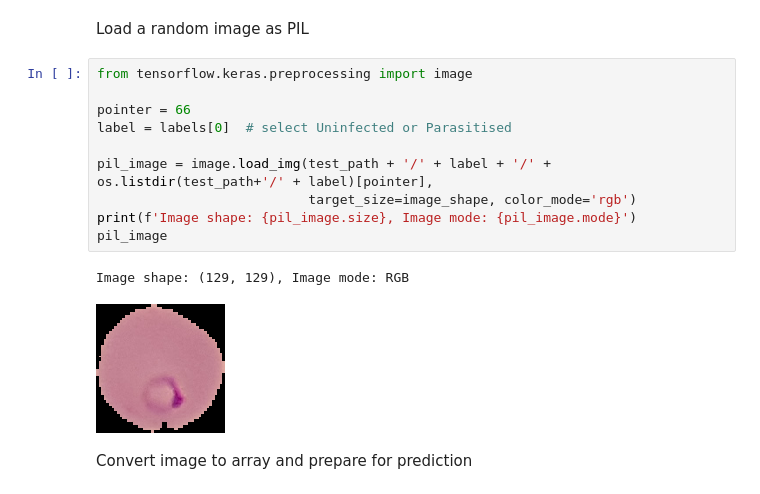
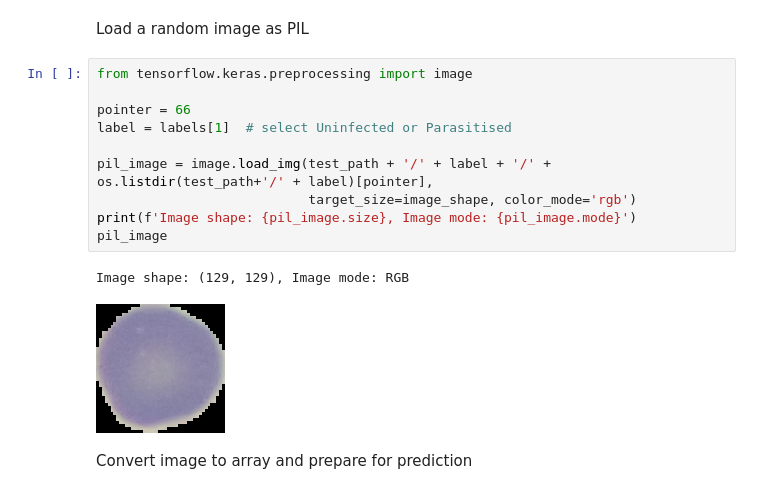
Before and after one commit to James-Burch/WalkthroughProject01, a Jupyter notebook: jupyter_notebooks/03 - Modelling and Evaluating.ipynb, the cells around one changed output. Saved outputs shown, nothing was run; the diff lists cells and outputs as text.

```diff
--- a/jupyter_notebooks/03 - Modelling and Evaluating.ipynb
+++ b/jupyter_notebooks/03 - Modelling and Evaluating.ipynb
@@ -439,16 +439,16 @@ Load a random image as PIL
 # %%
 from tensorflow.keras.preprocessing import image
 
 pointer = 66
-label = labels[0]  # select Uninfected or Parasitised
+label = labels[1]  # select Uninfected or Parasitised
 
 pil_image = image.load_img(test_path + '/' + label + '/' + os.listdir(test_path+'/' + label)[pointer],
                            target_size=image_shape, color_mode='rgb')
 print(f'Image shape: {pil_image.size}, Image mode: {pil_image.mode}')
 pil_image
 # %% [output]
 Image shape: (129, 129), Image mode: RGB
-[figure, old version]
+[figure, new version]
 # %% [markdown]
 Convert image to array and prepare for prediction
 # %%
```
Also changed, not shown: parts of 2 cells of this notebook.
